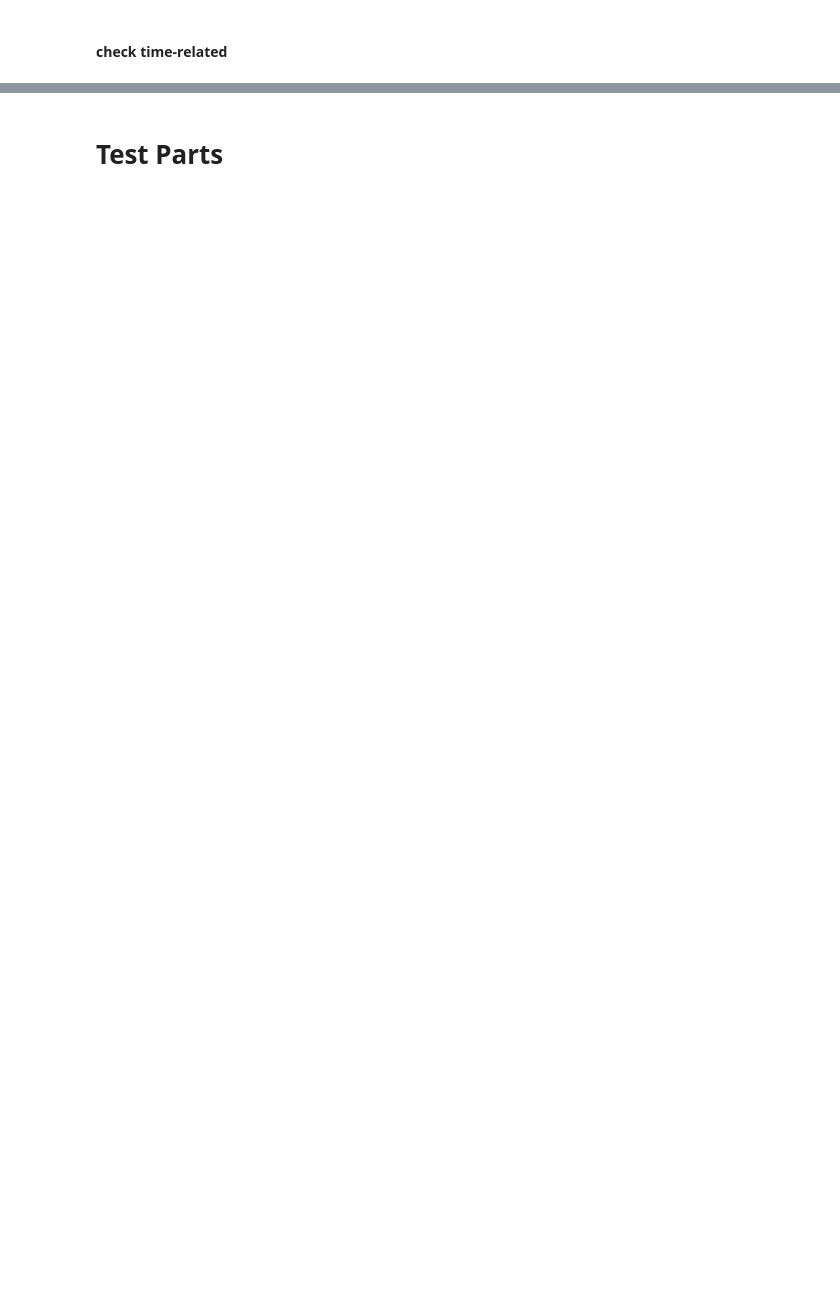
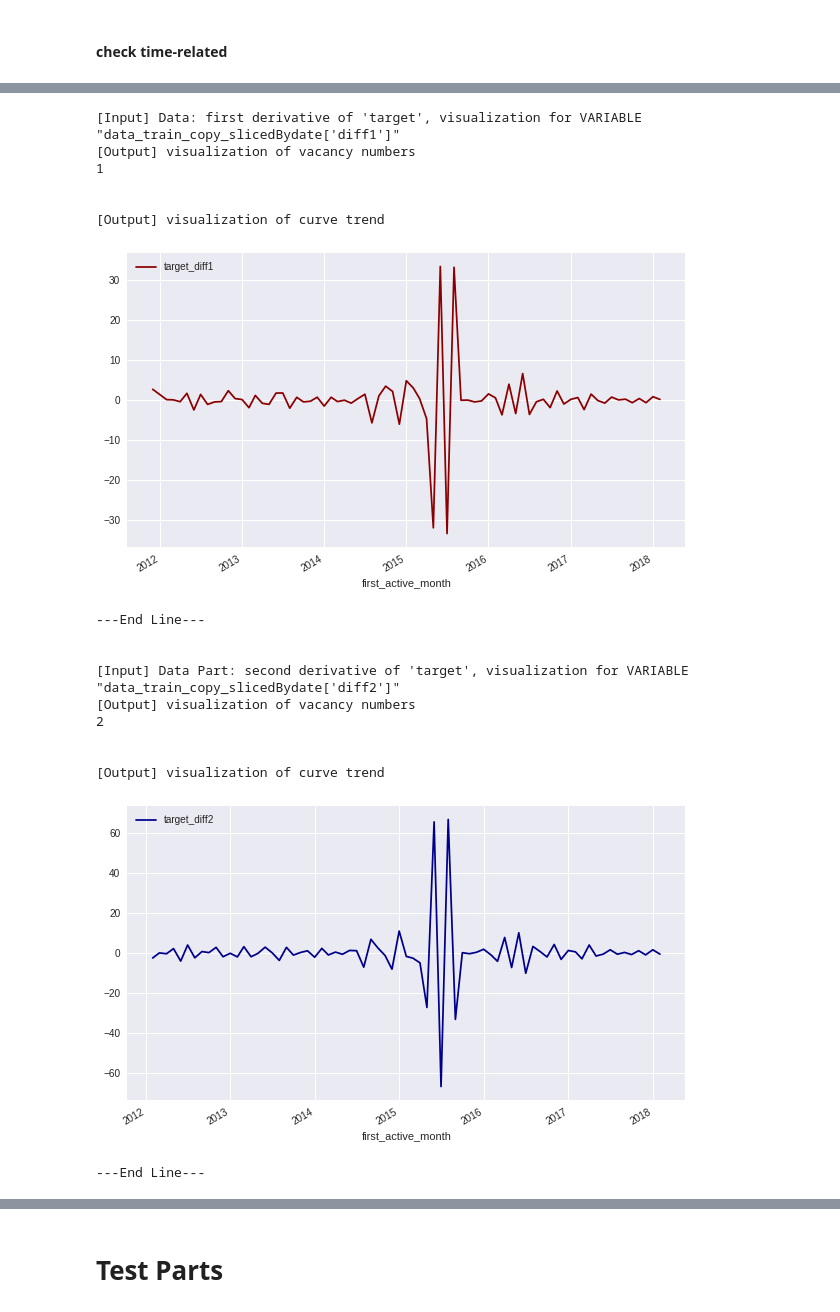
Before and after one commit to PaperStrange/AIProjectManger, a Jupyter notebook: utils/data_process.ipynb, the cells around one changed output, grey strips where cells are left out. Saved outputs shown, nothing was run; the diff lists cells and outputs as text; code cells hidden in the pictures; blank space fills up the shorter version.

```diff
--- a/utils/data_process.ipynb
+++ b/utils/data_process.ipynb
@@ -141,0 +251,57 @@ check_survivor_bias(data_train_path, data_train, 'target')
+# %%
+fig1 = plt.figure(figsize=(10, 6));
+ax1 = fig1.add_subplot(111)
+print("[Input] Data: {}, visualization for VARIABLE \"{}\"".format('first derivative of \'target\'', 'data_train_copy_slicedBydate[\'diff1\']'))
+data_train_copy_slicedBydate['diff1'] = data_train_copy_slicedBydate['target'].diff(1)  # Note 2018/12/13: if needed, use '.dropna()''
+# pprint.pprint(data_train_copy_slicedBydate['diff1'])
+print("[Output] visualization of vacancy numbers")
+pprint.pprint(data_train_copy_slicedBydate['diff1'].isnull().sum())
+print("\n")
+print("[Output] visualization of curve trend")
+data_train_copy_slicedBydate['diff1'].plot(color='darkred', label='target_diff1', ax=ax1)
+plt.legend(loc='upper left')
+plt.show()
+# print("\n")
+# print("[Output] visualization of adfuller checking result")
+# check_adfuller(data_train_copy_slicedBydate['diff1'])  # TODO 2018/12/17: LinAlgError: SVD did not converge
+print("\n")
+print("---End Line---")
+print("\n")
+
+fig2 = plt.figure(figsize=(10, 6));
+ax2 = fig2.add_subplot(111)
+print("[Input] Data Part: {}, visualization for VARIABLE \"{}\"".format('second derivative of \'target\'', 'data_train_copy_slicedBydate[\'diff2\']'))
+data_train_copy_slicedBydate['diff2'] = data_train_copy_slicedBydate['diff1'].diff(1)
+# pprint.pprint(data_train_copy_slicedBydate['diff2'])
+print("[Output] visualization of vacancy numbers")
+pprint.pprint(data_train_copy_slicedBydate['diff2'].isnull().sum())
+print("\n")
+print("[Output] visualization of curve trend")
+data_train_copy_slicedBydate['diff2'].plot(color='darkblue', label='target_diff2', ax=ax2)
+plt.legend(loc='upper left')
+plt.show()
+# print("\n")
+# print("[Output] visualization of adfuller checking result")
+# check_adfuller(data_train_copy_slicedBydate['diff2'])  # TODO 2018/12/17: LinAlgError: SVD did not converge
+print("\n")
+print("---End Line---")
+print("\n")
+# %% [output]
+[Input] Data: first derivative of 'target', visualization for VARIABLE "data_train_copy_slicedBydate['diff1']"
+[Output] visualization of vacancy numbers
+1
+
+
+[Output] visualization of curve trend
+[figure, added]
+---End Line---
+
+
+[Input] Data Part: second derivative of 'target', visualization for VARIABLE "data_train_copy_slicedBydate['diff2']"
+[Output] visualization of vacancy numbers
+2
+
+
+[Output] visualization of curve trend
+[figure, added]
+---End Line---
```
Also changed, not shown: parts of 25 cells of this notebook.
